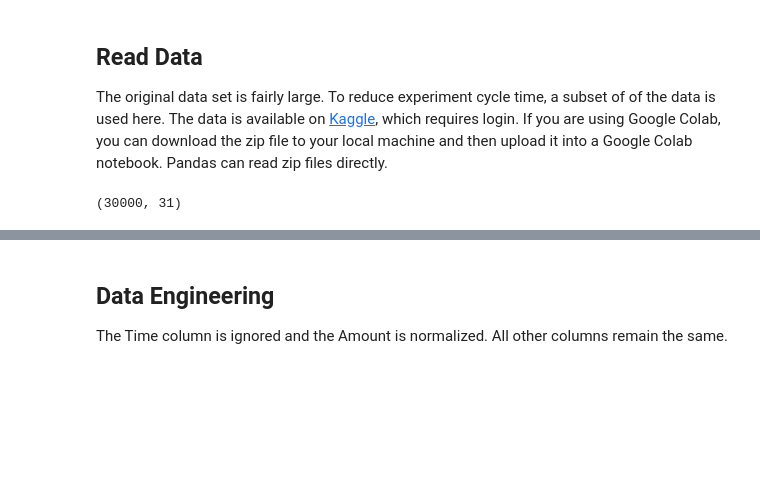
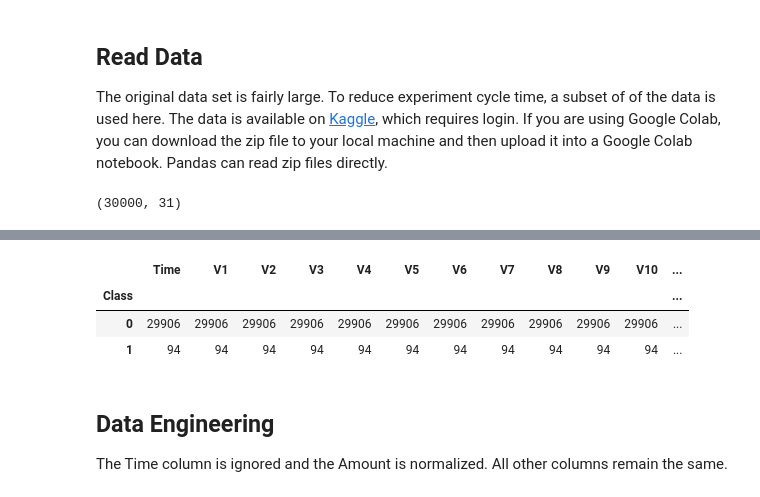
Before and after one commit to msiddalingaiah/MachineLearning, a Jupyter notebook: Anomalies/Credit_Card_Fraud.ipynb, the cells around one changed output, grey strips where cells are left out. Saved outputs shown, nothing was run; the diff lists cells and outputs as text; code cells hidden in the pictures; blank space fills up the shorter version.

```diff
--- a/Anomalies/Credit_Card_Fraud.ipynb
+++ b/Anomalies/Credit_Card_Fraud.ipynb
@@ -41,6 +41,13 @@ data.head()
 | 2 | 1.0 | -1.358354 | -1.340163 | 1.773209 | 0.379780 | -0.503198 | 1.800499 | 0.791461 | 0.247676 | -1.514654 | 0.207643 | ... |
 | 3 | 1.0 | -0.966272 | -0.185226 | 1.792993 | -0.863291 | -0.010309 | 1.247203 | 0.237609 | 0.377436 | -1.387024 | -0.054952 | ... |
 | 4 | 2.0 | -1.158233 | 0.877737 | 1.548718 | 0.403034 | -0.407193 | 0.095921 | 0.592941 | -0.270533 | 0.817739 | 0.753074 | ... |
+# %%
+data.groupby(['Class']).count()
+# %% [output]
+|  | Time | V1 | V2 | V3 | V4 | V5 | V6 | V7 | V8 | V9 | V10 | ... |
+| Class |  |  |  |  |  |  |  |  |  |  |  | ... |
+| 0 | 29906 | 29906 | 29906 | 29906 | 29906 | 29906 | 29906 | 29906 | 29906 | 29906 | 29906 | ... |
+| 1 | 94 | 94 | 94 | 94 | 94 | 94 | 94 | 94 | 94 | 94 | 94 | ... |
 # %% [markdown]
 ## Data Engineering
 
```
Also changed, not shown: parts of 10 cells of this notebook.
